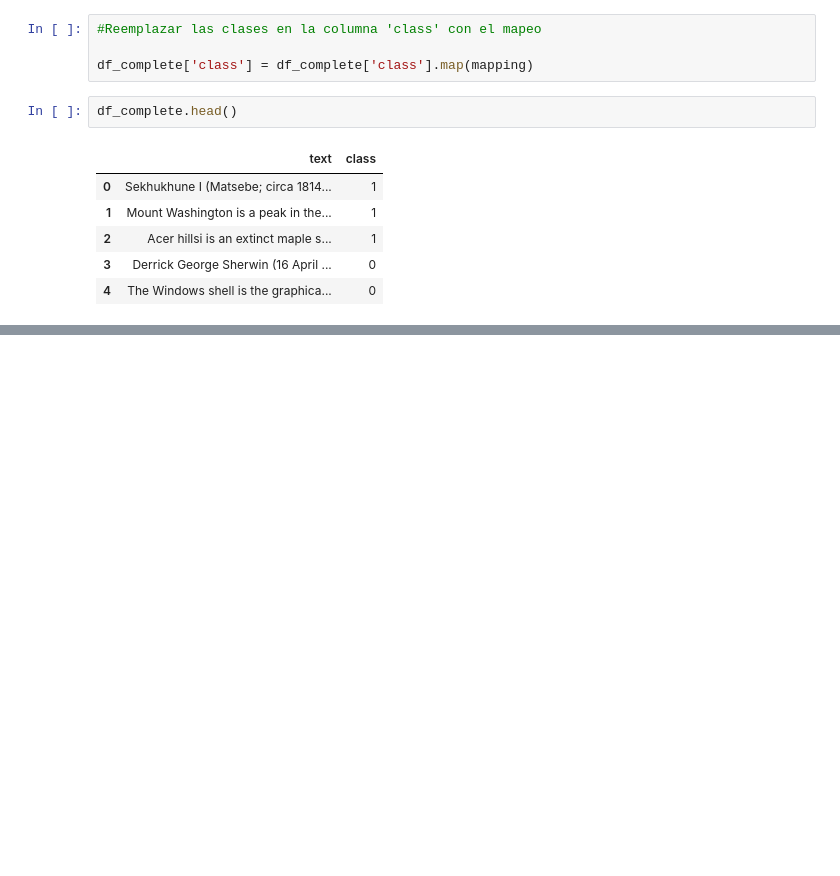
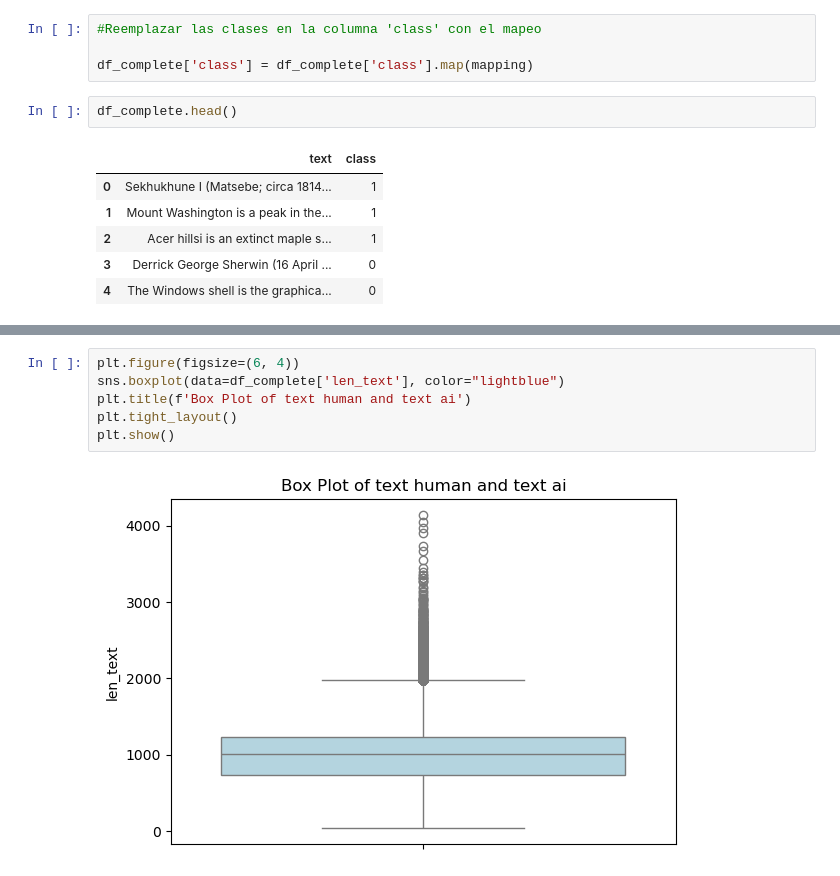
Before and after one commit to AnaNofuentes/Text-Analyzer-Human-vs-AI, a Jupyter notebook: eda.ipynb, the cells around one changed output, grey strips where cells are left out. Drawn from its saved outputs; the diff is of its cells as text; blank space fills up the shorter version.

```diff
--- a/eda.ipynb
+++ b/eda.ipynb
@@ -66,0 +64,8 @@ KeyboardInterrupt:
+# %%
+plt.figure(figsize=(6, 4))
+sns.boxplot(data=df_complete['len_text'], color="lightblue")
+plt.title(f'Box Plot of text human and text ai')
+plt.tight_layout()
+plt.show()
+# %% [output]
+[figure, added]
```
Also changed, not shown: parts of 23 cells of this notebook.
